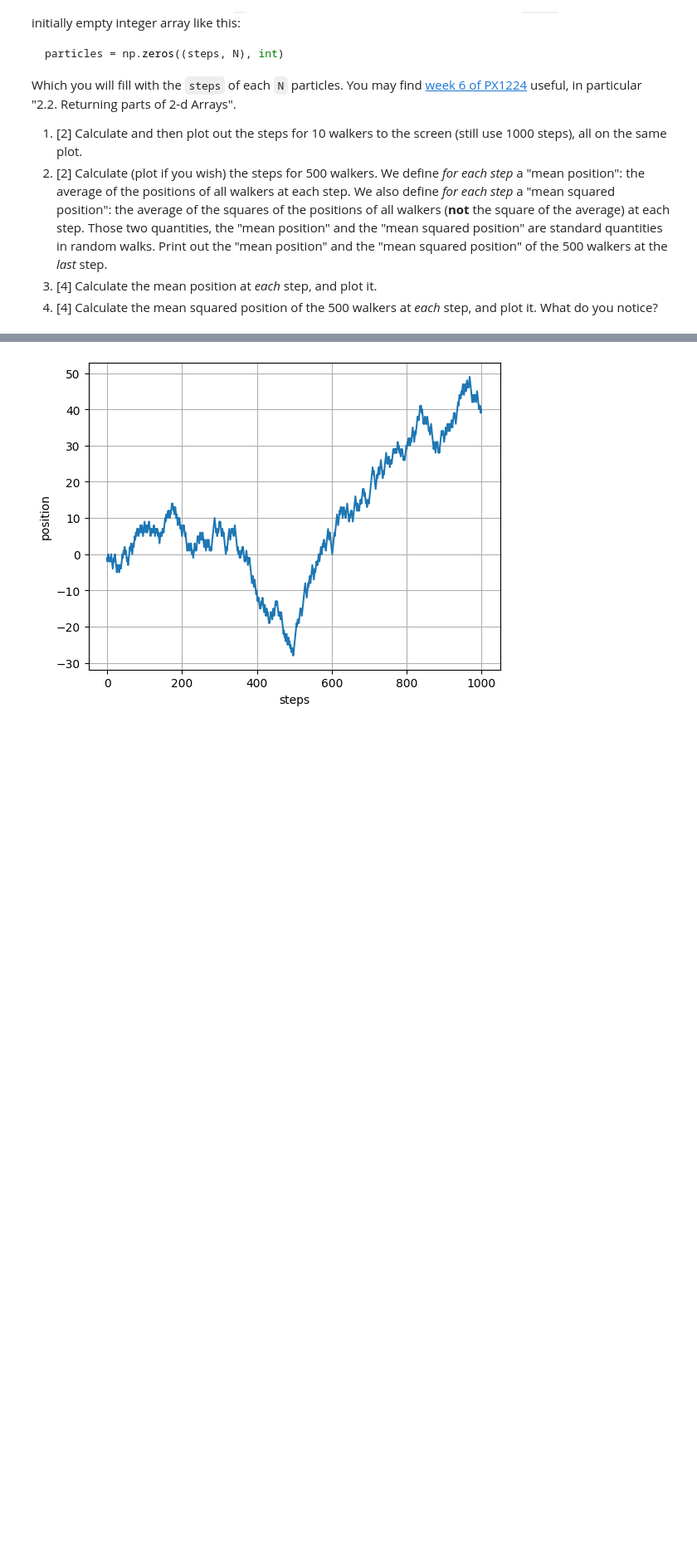
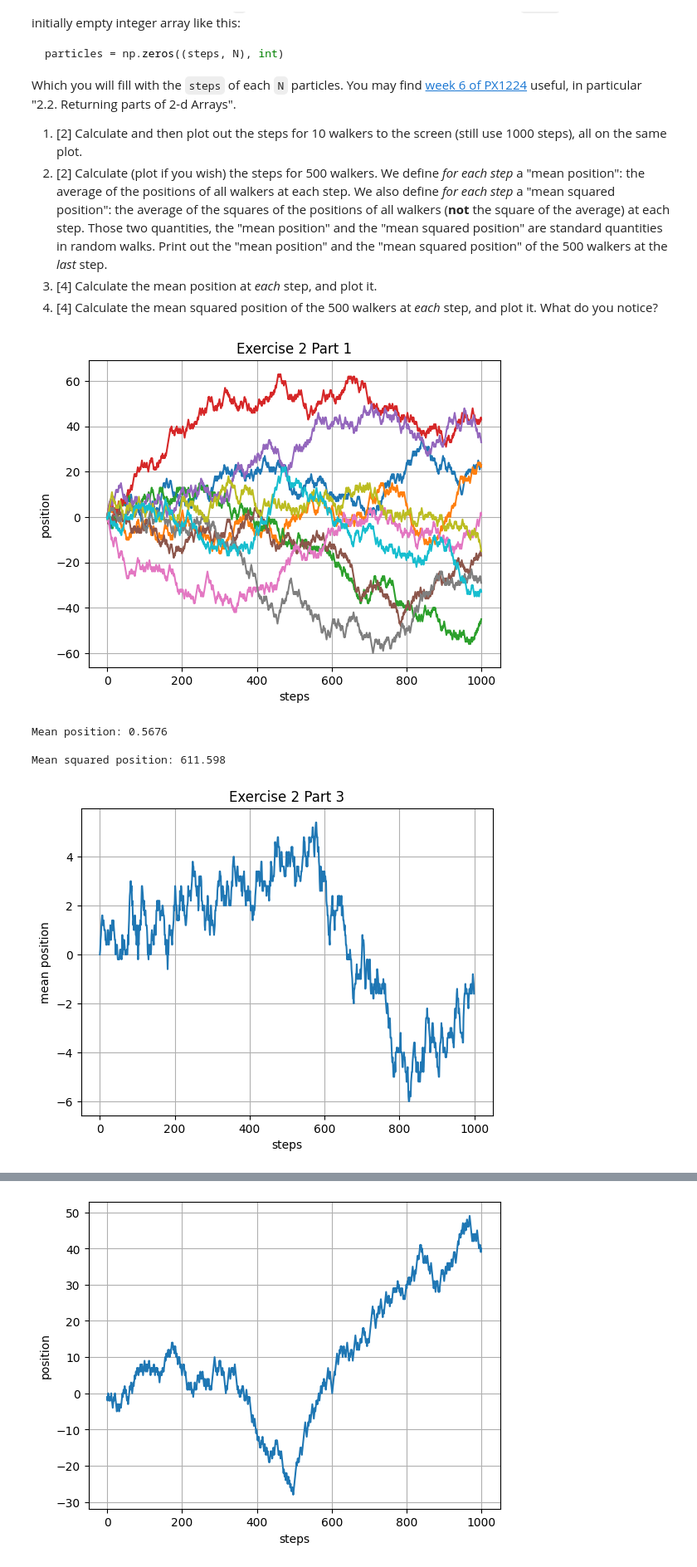
Before and after one commit to PX2145-2025/week-7-b-Billingham-Leila, a Jupyter notebook: Random_walk.ipynb, the cells around one changed output, grey strips where cells are left out. Shown at 83% size. Cells and saved outputs as stored; diff of their text form; code cells hidden in the pictures; blank space fills up the shorter version.

```diff
--- a/Random_walk.ipynb
+++ b/Random_walk.ipynb
@@ -117,0 +112,64 @@ particles = np.zeros((steps, N), int)
+# %%
+def random_walk(steps):
+  x = np.zeros(steps, int)  # initialise the array of integers
+  x[0] = 0  # start at the origin
+  for i in range(1, len(x)):
+        rnd = random()  # rnd selected from [0,1)
+        # step left or right randomly ...
+        if (rnd<0.5):
+            x[i] = x[i-1] + 1  # steps right one unit
+        else:
+            x[i] = x[i-1] - 1 # steps left one unit
+  return x
+
+N = 10
+steps = 1000
+
+particles = np.zeros((steps, N), int)
+for i in range(N):
+  particles[:,i] = random_walk(steps)
+
+plt.plot(particles)
+plt.xlabel('steps')
+plt.ylabel('position')
+plt.title('Exercise 2 Part 1')
+plt.grid()
+plt.show()
+
+# calculate the steps of 500 walkers, mean position each step
+# part 2
+
+mean_position = np.mean(particles)
+mean_squared_position = np.mean(particles**2)
+print(" ")
+print("Mean position:", mean_position)
+print(" ")
+print("Mean squared position:", mean_squared_position)
+
+# part 3
+# mean at each step
+print(" ")
+mean_position = np.mean(particles, axis=1)
+plt.plot(mean_position)
+plt.xlabel('steps')
+plt.ylabel('mean position')
+plt.title('Exercise 2 Part 3')
+plt.grid()
+plt.show()
+
+# part 4
+# mean squared position of 500 walkers
+
+mean_squared_position = np.mean(particles**2, axis=1)
+plt.plot(mean_squared_position)
+plt.xlabel('steps')
+plt.ylabel('mean squared position')
+plt.title('Exercise 2 Part 4')
+plt.grid()
+plt.show()
+# %% [output]
+[figure, added]
+Mean position: 0.5676
+
+Mean squared position: 611.598
+[figure, added]
```
Also changed, not shown: parts of 2 cells of this notebook.
